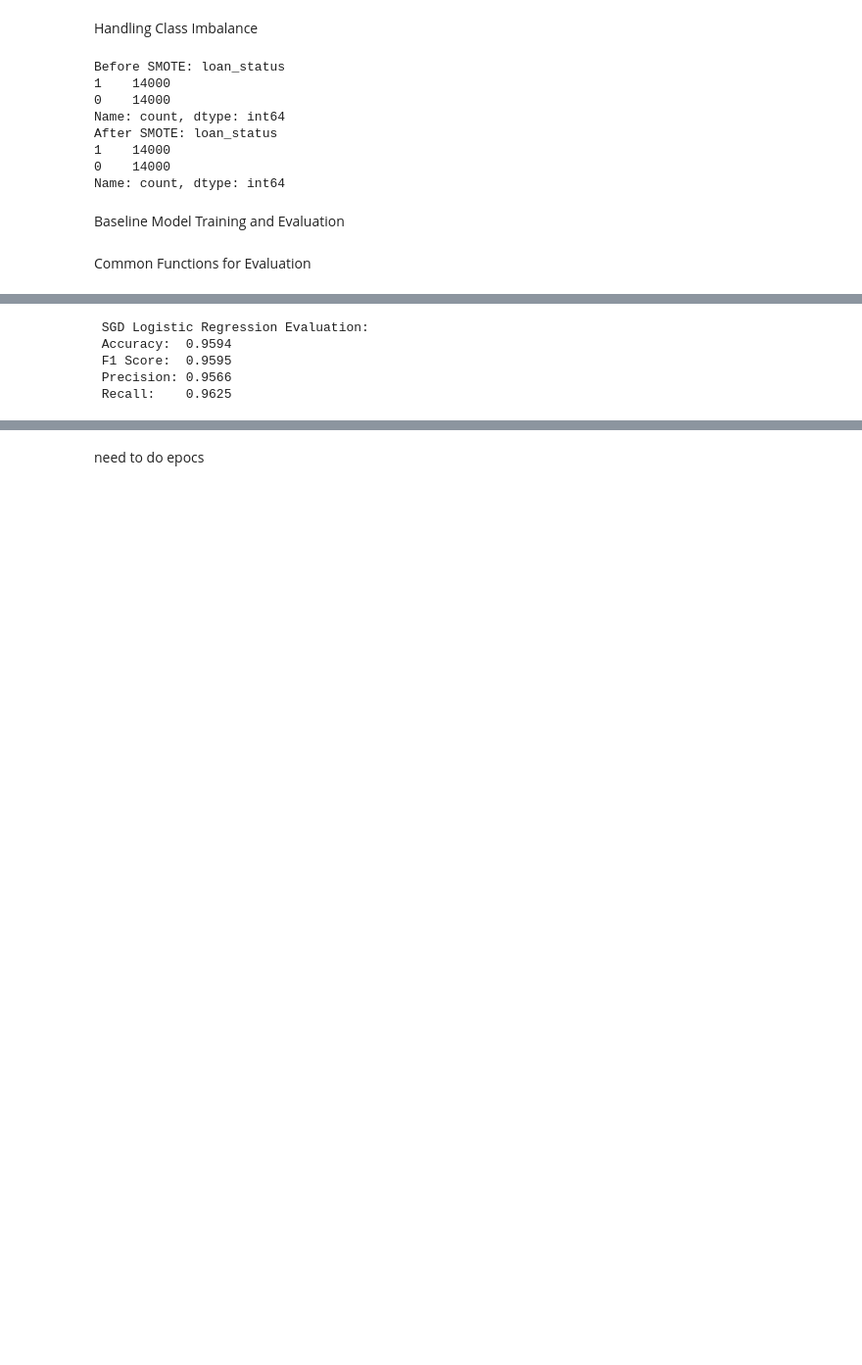
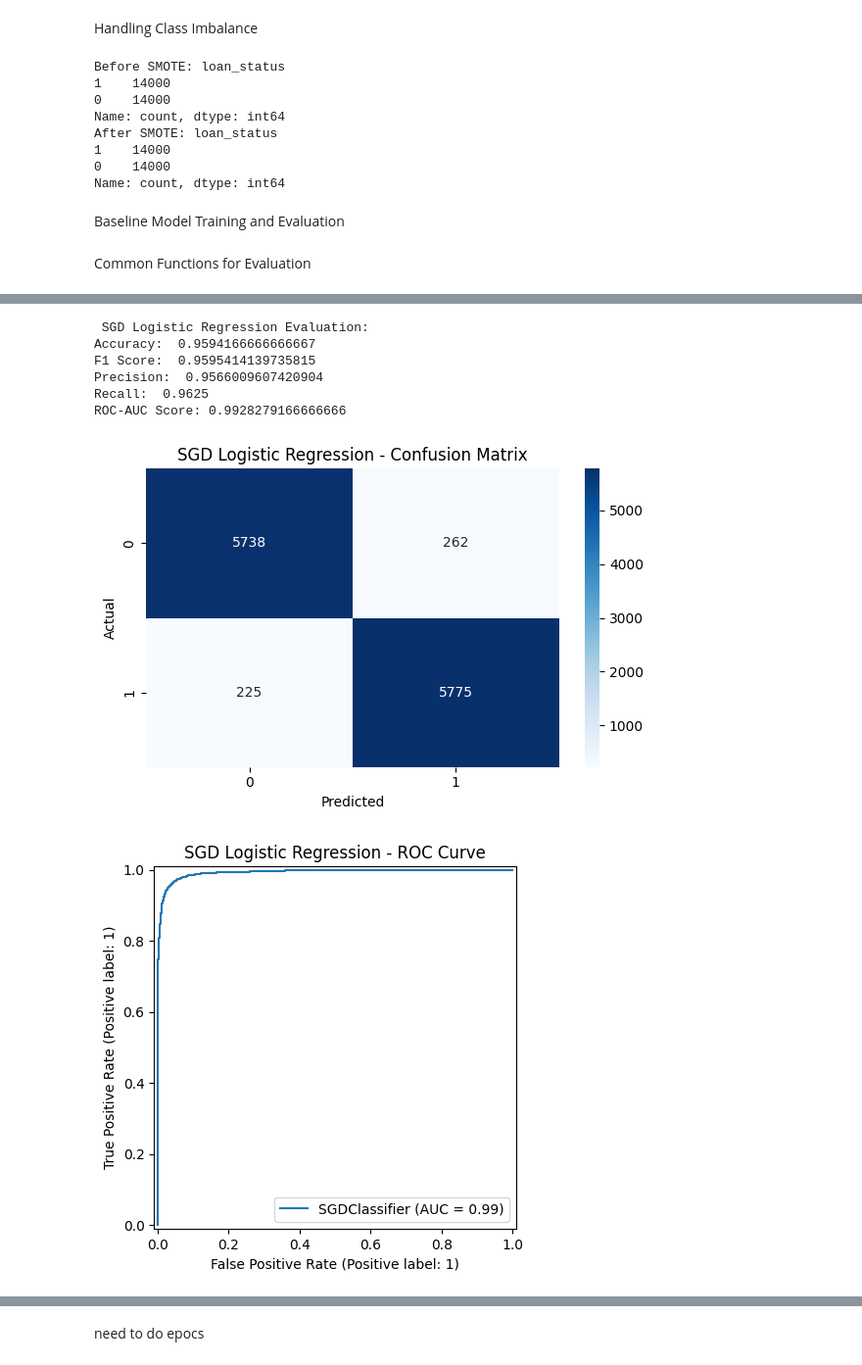
Before and after one commit to shubhammane7777/Comparing-Algorithms-for-Credit-Risk-Prediction-, a Jupyter notebook: Comparison_of_algorithms_of_credit_risk_for_prediction_.ipynb, the cells around one changed output, grey strips where cells are left out. Shown at 98% size. Saved outputs shown, nothing was run; the diff lists cells and outputs as text; code cells hidden in the pictures; blank space fills up the shorter version.

```diff
--- a/Comparison_of_algorithms_of_credit_risk_for_prediction_.ipynb
+++ b/Comparison_of_algorithms_of_credit_risk_for_prediction_.ipynb
@@ -209,6 +209,8 @@ import matplotlib.pyplot as plt
 import numpy as np
 import warnings
 from sklearn.exceptions import ConvergenceWarning
+from sklearn.metrics import classification_report, confusion_matrix, roc_auc_score, RocCurveDisplay
+
 
 # Suppress warnings
 warnings.filterwarnings("ignore", category=ConvergenceWarning)
@@ -241,37 +243,68 @@ for epoch in range(epochs):
 
 # Step 3: Smooth the loss curve
 def smooth_curve(values, weight=0.9):
     smoothed = []
     last = values[0]
     for val in values:
         smoothed_val = last * weight + (1 - weight) * val
         smoothed.append(smoothed_val)
         last = smoothed_val
     return smoothed
 
 train_losses_sm = smooth_curve(train_losses)
 test_losses_sm = smooth_curve(test_losses)
 
 # Step 4: Plot
 plt.figure(figsize=(10, 6))
 plt.plot(train_losses_sm, label='Smoothed Train Loss')
 plt.plot(test_losses_sm, label='Smoothed Test Loss')
 plt.xlabel("Epochs")
 plt.ylabel("Log Loss")
 plt.title("Logistic Regression (SGD) Loss per Epoch (Smoothed)")
 plt.legend()
 plt.grid(True)
 plt.tight_layout()
 plt.show()
 
+# Use the evaluate_model function from a previous cell
+def evaluate_model(name, model, X_test, y_test):
+    y_pred = model.predict(X_test)
+    y_proba = model.predict_proba(X_test)[:, 1]
+
+    print(f"\n {name} Evaluation:")
+    print("Accuracy: ", model.score(X_test, y_test))
+    print("F1 Score: ", f1_score(y_test, y_pred))
+    print("Precision: ", precision_score(y_test, y_pred))
+    print("Recall: ", recall_score(y_test, y_pred))
+    print("ROC-AUC Score:", roc_auc_score(y_test, y_proba))
+
+    # Confusion Matrix
+    cm = confusion_matrix(y_test, y_pred)
+    plt.figure(figsize=(6, 4))
+    sns.heatmap(cm, annot=True, fmt='d', cmap='Blues')
+    plt.title(f'{name} - Confusion Matrix')
+    plt.xlabel('Predicted')
+    plt.ylabel('Actual')
+    plt.tight_layout()
+    plt.show()
+
+    # ROC Curve
+    RocCurveDisplay.from_estimator(model, X_test, y_test)
+    plt.title(f'{name} - ROC Curve')
+    plt.show()
+
+from sklearn.metrics import f1_score, precision_score, recall_score
 evaluate_model("SGD Logistic Regression", model, X_test_scaled, y_test)
 # %% [output]
 [figure]
  SGD Logistic Regression Evaluation:
- Accuracy:  0.9594
- F1 Score:  0.9595
- Precision: 0.9566
- Recall:    0.9625
+Accuracy:  0.9594166666666667
+F1 Score:  0.9595414139735815
+Precision:  0.9566009607420904
+Recall:  0.9625
+ROC-AUC Score: 0.9928279166666666
+[figure, added]
+[figure, added]
 # %%
 from sklearn.ensemble import RandomForestClassifier
 
```
Also changed, not shown: parts of 3 cells of this notebook.
